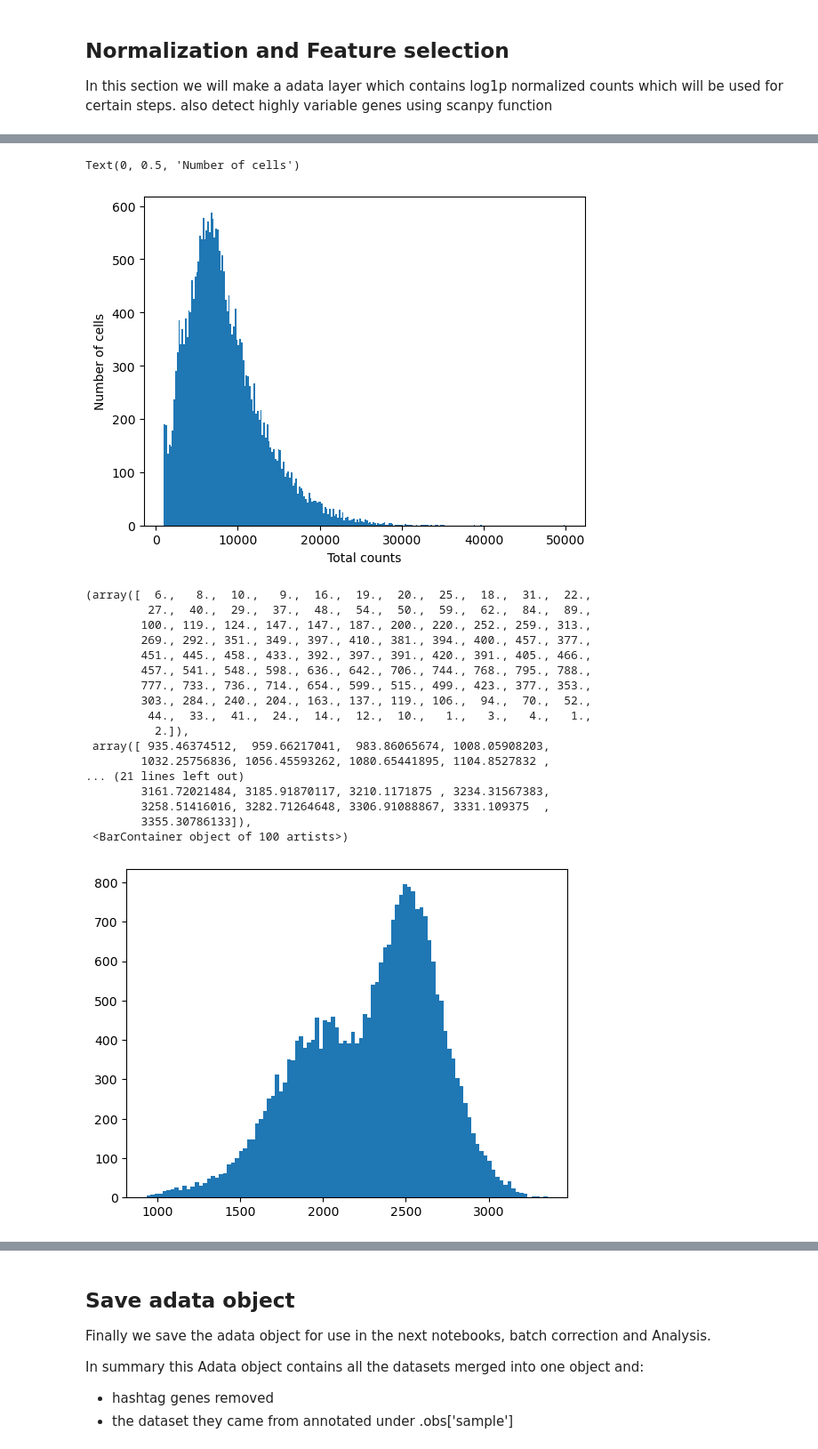
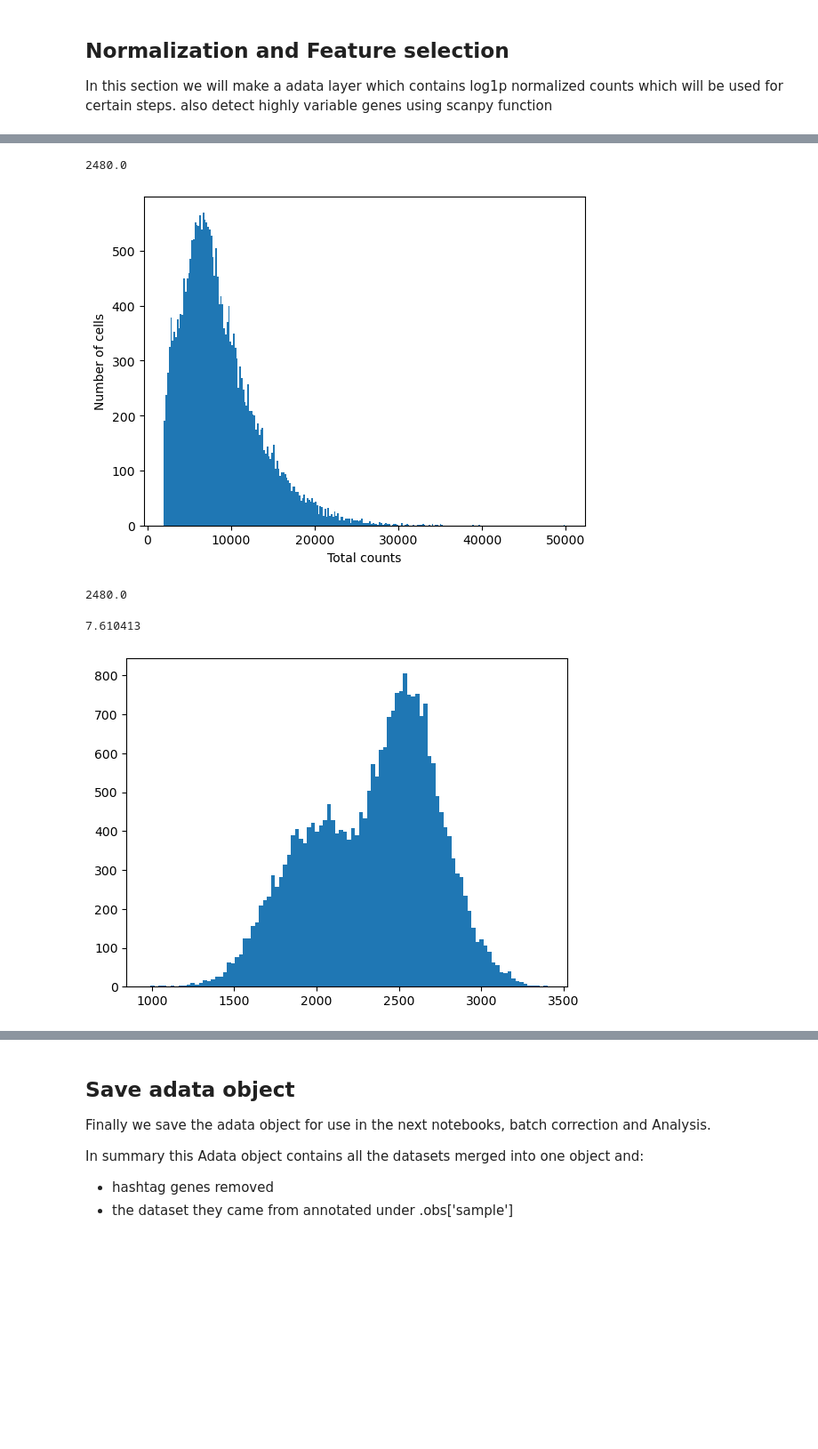
Before and after one commit to LoganLarlham/BINP52_Omic_Analysis, a Jupyter notebook: Notebooks/QC_Merge/qc_merge_notebook.ipynb, the cells around one changed output, grey strips where cells are left out. Shown at 89% size. Saved outputs shown, nothing was run; the diff lists cells and outputs as text; code cells hidden in the pictures; blank space fills up the shorter version.

```diff
--- a/Notebooks/QC_Merge/qc_merge_notebook.ipynb
+++ b/Notebooks/QC_Merge/qc_merge_notebook.ipynb
@@ -77,7 +77,7 @@ Next we will use the summarize_adata function to print out basic stats about eac
 # Print Quality Control metric for each dataset
 for adata_key, adata in adatas.items():
     print(f"{adata_key}:")
-    f.summarize_adata(adata, mt_gene_prefix="mt-", ribo_gene_prefixes=("Rps", "Rpl"), min_counts=1000, min_genes=300, min_cells=3)
+    f.summarize_adata(adata, mt_gene_prefix="mt-", ribo_gene_prefixes=("Rps", "Rpl"), min_counts=2000, min_genes=300, min_cells=3)
     print("\n")
 # %% [output]
 D1:
@@ -132,7 +125,7 @@ after filtering we visualize again so they can be compared.
 QC_filtered_adatas = {}
 for adata_key, adata in adatas.items():
     print(f"{adata_key}:")
-    QC_filtered_adatas[adata_key] =f.QC_filter_adata(adata, mt_threshold=5, ribo_threshold=5, min_counts=1000, min_genes=300, min_cells=3)
+    QC_filtered_adatas[adata_key] =f.QC_filter_adata(adata, mt_threshold=5, ribo_threshold=5, min_counts=2000, min_genes=300, min_cells=3)
     print("\n")
 # %% [output]
 D1:
@@ -307,6 +340,9 @@ treatment_map = {"K191" : "LPS", "K192" : "LPS", "K190" : "LPS", "K193" : "LPS",
 
 adata = ad.concat(list(QC_filtered_adatas.values()), axis=0, label="sample", join="outer", merge="unique")
 
+#make adata.obs unique
+adata.obs.index = adata.obs.index + "_" + adata.obs["sample"].astype(str)
+
 adata.obs["genotype"] = adata.obs["Classification"].map(lambda x: genotype_map.get(x, None))
 
 # Mapping for apoe (first two characters of the genotype value)
@@ -315,5 +351,16 @@ adata.obs["apoe"] = adata.obs["Classification"].map(lambda x: genotype_map.get(x
 # Mapping for disease (characters after the first two characters of the genotype value)
 adata.obs["disease"] = adata.obs["Classification"].map(lambda x: genotype_map.get(x, None)[2:] if genotype_map.get(x, None) else None)
 adata.obs["treatment"] = adata.obs["Classification"].map(lambda x: treatment_map.get(x, None))
-adata
+
+#print number of samples of each genotype, treatment, and combination of genotype and treatment
+print("Number of cells of each genotype:")
+print(adata.obs["genotype"].value_counts())
+print("\n")
+print("Number of cells of each treatment:")
+print(adata.obs["treatment"].value_counts())
+print("\n")
+print("Number of cells of each genotype and treatment:")
+print(adata.obs.groupby(["genotype", "treatment"]).size())
+print("\n")
+print(adata.obs.groupby(["Classification", "genotype"]).size().sort_values(ascending=False))
 # %% [output]
@@ -384,40 +514,31 @@ In this section we will make a adata layer which contains log1p normalized  coun
 plt.hist(adata.obs["total_counts"], bins=250, log=False, label="Total counts in bins of 100")
 plt.xlabel("Total counts")
 plt.ylabel("Number of cells")
+adata.X.toarray().max()
 # %% [output]
-Text(0, 0.5, 'Number of cells')
+2480.0
-[figure, old version]
+[figure, new version]
 # %%
 # save raw counts as layer in adata for future use
 # %%
 adata.layers["counts"] = adata.X.copy()
+# %%
+adata.X = adata.layers["counts"].copy()
+adata.X.toarray().max()
+# %% [output]
+2480.0
 # %%
 # normalize and log the data and store that in a different layer too incase we need to switch between them.
 sc.pp.normalize_total(adata)
 sc.pp.log1p(adata)
 adata.layers['log_norm'] = adata.X.copy()
 #so we can plot a histogram of the total counts/cells after norm
 adata.obs["norm_total_counts"] = adata.X.sum(axis=1)
 plt.hist(adata.obs["norm_total_counts"], bins=100, log=False, label="normed total counts in bins of 100")
+adata.X.toarray().max()
 # %% [output]
-(array([  6.,   8.,  10.,   9.,  16.,  19.,  20.,  25.,  18.,  31.,  22.,
-         27.,  40.,  29.,  37.,  48.,  54.,  50.,  59.,  62.,  84.,  89.,
-        100., 119., 124., 147., 147., 187., 200., 220., 252., 259., 313.,
-        269., 292., 351., 349., 397., 410., 381., 394., 400., 457., 377.,
-        451., 445., 458., 433., 392., 397., 391., 420., 391., 405., 466.,
-        457., 541., 548., 598., 636., 642., 706., 744., 768., 795., 788.,
-        777., 733., 736., 714., 654., 599., 515., 499., 423., 377., 353.,
-        303., 284., 240., 204., 163., 137., 119., 106.,  94.,  70.,  52.,
-         44.,  33.,  41.,  24.,  14.,  12.,  10.,   1.,   3.,   4.,   1.,
-          2.]),
- array([ 935.46374512,  959.66217041,  983.86065674, 1008.05908203,
-        1032.25756836, 1056.45593262, 1080.65441895, 1104.8527832 ,
-... (21 lines left out)
-        3161.72021484, 3185.91870117, 3210.1171875 , 3234.31567383,
-        3258.51416016, 3282.71264648, 3306.91088867, 3331.109375  ,
-        3355.30786133]),
- <BarContainer object of 100 artists>)
+7.610413
-[figure, old version]
+[figure, new version]
 # %%
 sc.pp.highly_variable_genes(adata, batch_key="sample")
 sc.pl.highly_variable_genes(adata)
```
Also changed, not shown: parts of 13 cells of this notebook, 2 other files.
